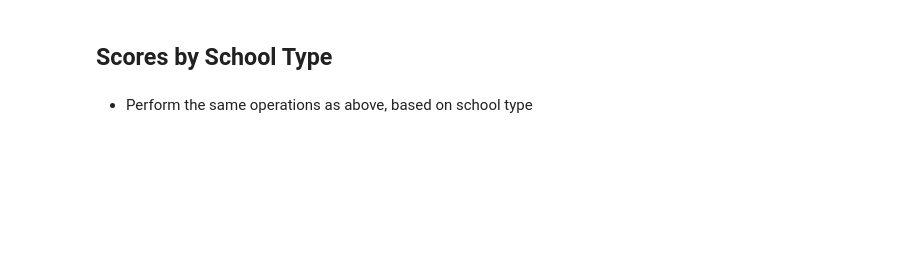
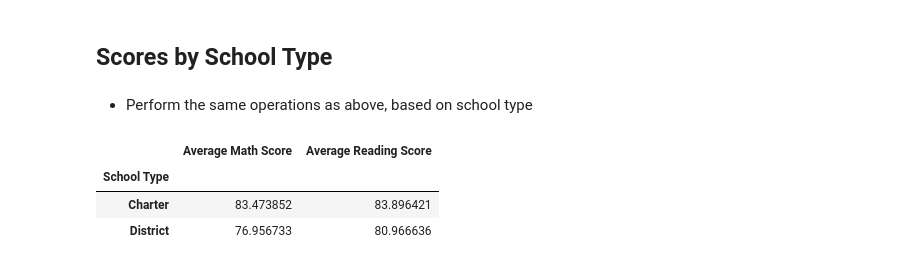
Before and after one commit to kealvarez/pandas-challenge, a Jupyter notebook: PyCitySchools/PyCitySchools.ipynb, the cells around one changed output. Saved outputs shown, nothing was run; the diff lists cells and outputs as text; code cells hidden in the pictures; blank space fills up the shorter version.

```diff
--- a/PyCitySchools/PyCitySchools.ipynb
+++ b/PyCitySchools/PyCitySchools.ipynb
@@ -465,3 +453,16 @@ spending = school_data_complete.groupby('bins')
 ## Scores by School Type
 # %% [markdown]
 * Perform the same operations as above, based on school type
+# %%
+school_summary_df = school_summary_df.reset_index()
+
+group_type_df = school_summary_df.groupby(["School Type"])
+school_type_df = group_type_df.mean()
+
+school_type_df[["Average Math Score",
+                    "Average Reading Score"]]
+# %% [output]
+|  | Average Math Score | Average Reading Score |
+| School Type |  |  |
+| Charter | 83.473852 | 83.896421 |
+| District | 76.956733 | 80.966636 |
```
Also changed, not shown: parts of 20 cells of this notebook.
